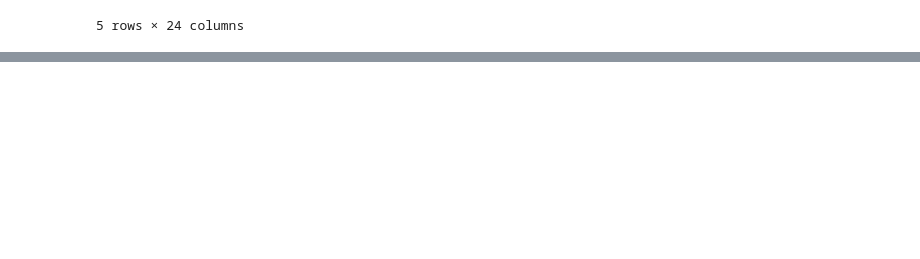
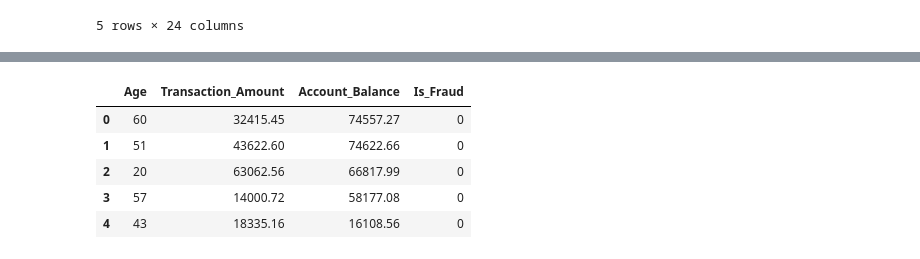
Before and after one commit to dianadiaz02/lab01_MLE, a Jupyter notebook: data_understanding_prep.ipynb, the cells around one changed output, grey strips where cells are left out. Cells and saved outputs as stored; diff of their text form; code cells hidden in the pictures; blank space fills up the shorter version.

```diff
--- a/data_understanding_prep.ipynb
+++ b/data_understanding_prep.ipynb
@@ -29,0 +143,9 @@ data.head()
+# %%
+data[number_cols].head()
+# %% [output]
+|  | Age | Transaction_Amount | Account_Balance | Is_Fraud |
+| 0 | 60 | 32415.45 | 74557.27 | 0 |
+| 1 | 51 | 43622.60 | 74622.66 | 0 |
+| 2 | 20 | 63062.56 | 66817.99 | 0 |
+| 3 | 57 | 14000.72 | 58177.08 | 0 |
+| 4 | 43 | 18335.16 | 16108.56 | 0 |
```
Also changed, not shown: parts of 23 cells of this notebook.
